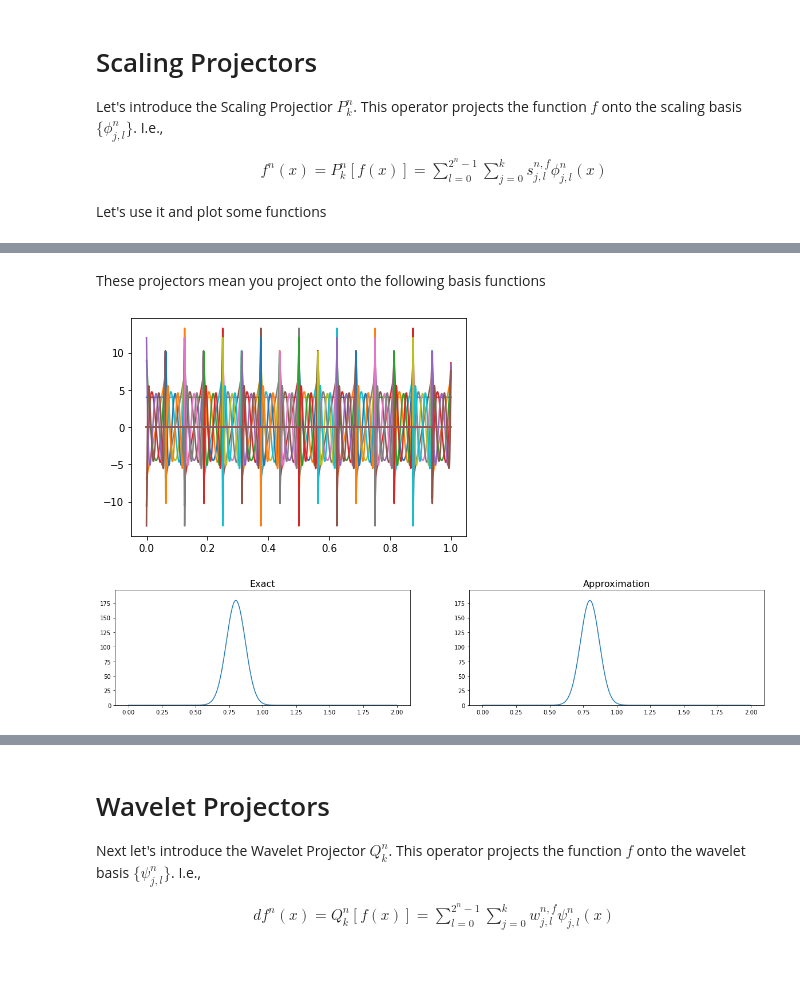
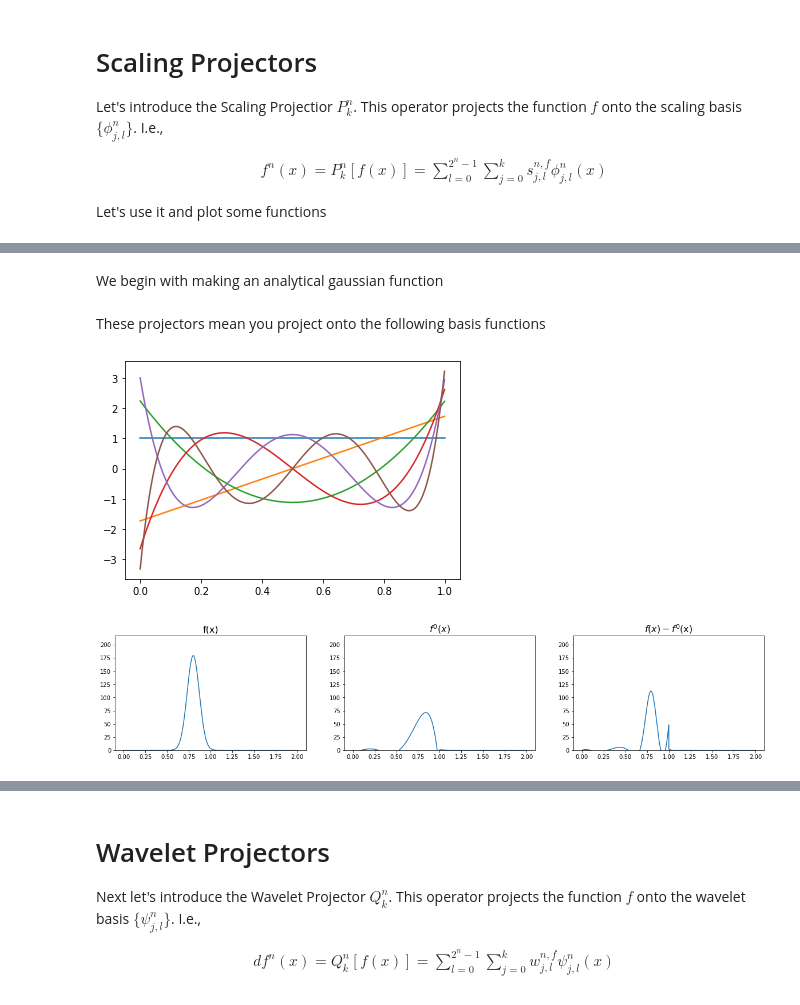
Before and after one commit to bjorgve/hylleraas_school, a Jupyter notebook: HylleraasSchool.ipynb, the cells around one changed output, grey strips where cells are left out. Drawn from its saved outputs; the diff is of its cells as text; code cells hidden in the pictures; blank space fills up the shorter version.

```diff
--- a/HylleraasSchool.ipynb
+++ b/HylleraasSchool.ipynb
@@ -14,7 +20,7 @@ scaling = basis_set.scaling
 
 
 x = np.arange(0.0, 1.0, 0.001)
-y = [scaling(i=0)([_]) for _ in x] # Luca, er det rett å si consant, linear, quadratic, cubic
+y = [scaling(i=1)([_]) for _ in x]
 plt.plot(x, y)
 # %% [output]
 [<matplotlib.lines.Line2D at 0x...>]
@@ -51,7 +57,7 @@ wavelet = basis_set.wavelet
 
 
 x = np.arange(0.001, 1.0, 0.01)
-y = [wavelet(i=0)([_]) for _ in x]
+y = [wavelet(i=2)([_]) for _ in x]
 plt.plot(x, y)
 # %% [output]
 [<matplotlib.lines.Line2D at 0x...>]
@@ -86,3 +103,5 @@ Let's use it and plot some functions
+# %% [markdown]
+We begin with making an analytical gaussian function
 # %%
 from vampyr import vampyr3d as vp
 
@@ -113,24 +128,17 @@ f4 = P4(f)
 # %% [markdown]
 These projectors mean you project onto the following basis functions
 # %%
-n = 4
+n = 0
 x = np.arange(0.0, 1.0, 0.001)
 for l in range(2**n):
     for i in range(6):
         y = [scaling(i=i, l=l, n=n)([x]) for x in x]
         plt.plot(x, y)
 # %% [output]
-[figure, old version]
+[figure, new version]
-# %%
-x = np.arange(0.0, 2.0, 0.001)
-plt.subplot(6,2,1)
-plt.plot(x, [f([_, 0.8, 0.8]) for _ in x]) # Plot same size?
-plt.ylim([0.0, alpha*1.1])
-plt.title("Exact", size=16)
-plt.subplot(6,2,2)
-plt.plot(x, [f4([_, 0.8, 0.8]) for _ in x])
-plt.ylim([0.0, alpha*1.1])
-plt.title("Approximation", size=16)
-plt.subplots_adjust(top=5, right=2.75)
-# %% [output]
-[figure, removed]
+# %%
+from plot_diff import plot_f_fn
+
+plot_f_fn(0, f, f0, alpha*1.1)
+# %% [output]
+[figure, added]
```
Also changed, not shown: parts of 11 cells of this notebook.
